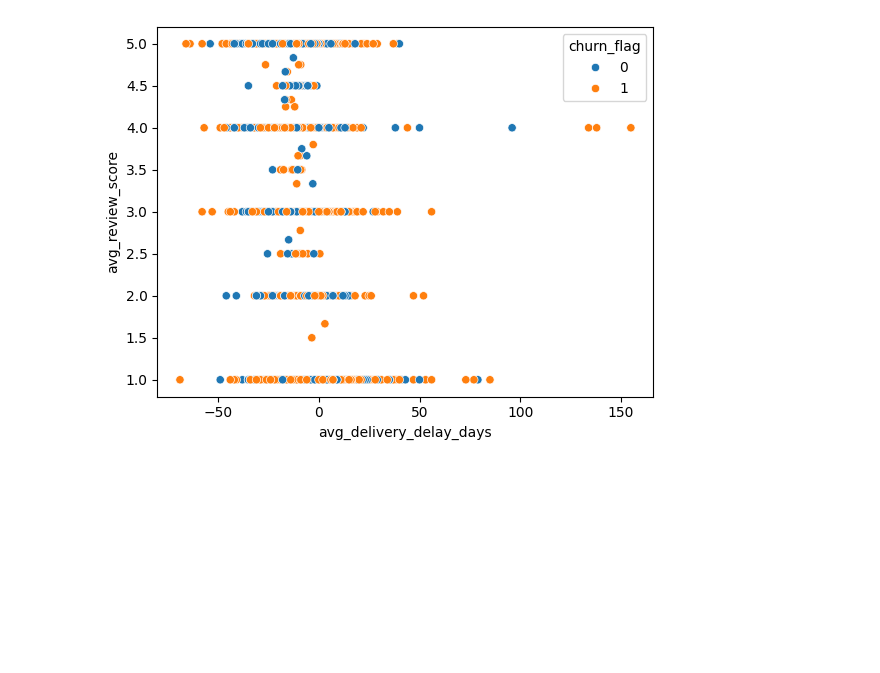
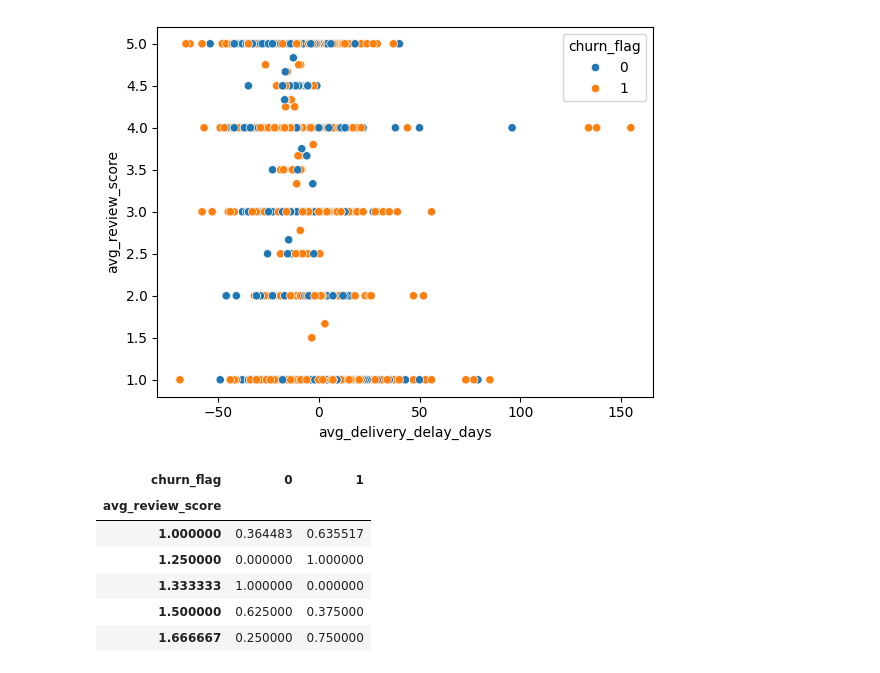
Before and after one commit to ferrettijaime-cmd/Professional_portfolio, a Jupyter notebook: Churn_and_Marketing_Analytics/Script_Python/churn_analysis.ipynb, the cells around one changed output. Drawn from its saved outputs; the diff is of its cells as text; code cells hidden in the pictures; blank space fills up the shorter version.

```diff
--- a/Churn_and_Marketing_Analytics/Script_Python/churn_analysis.ipynb
+++ b/Churn_and_Marketing_Analytics/Script_Python/churn_analysis.ipynb
@@ -250,3 +240,17 @@ sns.scatterplot(
 # %% [output]
 <Axes: xlabel='avg_delivery_delay_days', ylabel='avg_review_score'>
 [figure]
+# %%
+pd.crosstab(
+    churn_df["avg_review_score"],
+    churn_df["churn_flag"],
+    normalize="index"
+).head()
+# %% [output]
+| churn_flag | 0 | 1 |
+| avg_review_score |  |  |
+| 1.000000 | 0.364483 | 0.635517 |
+| 1.250000 | 0.000000 | 1.000000 |
+| 1.333333 | 1.000000 | 0.000000 |
+| 1.500000 | 0.625000 | 0.375000 |
+| 1.666667 | 0.250000 | 0.750000 |
```
Also changed, not shown: parts of 7 cells of this notebook.
